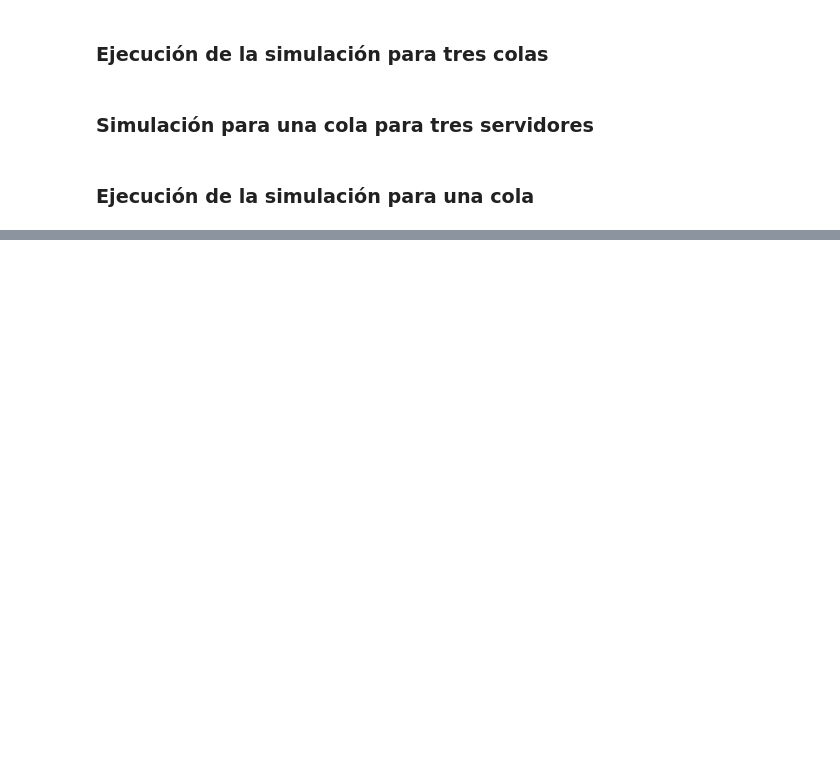
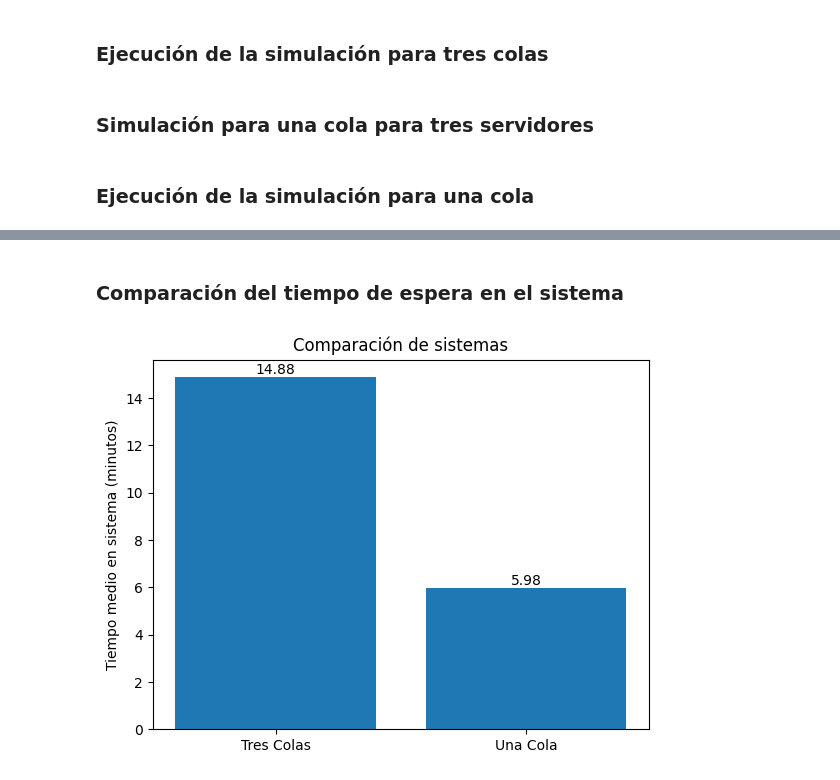
Before and after one commit to ClaudiaHdezPerez/Fast_Food_Restaurant, a Jupyter notebook: code/fast_food.ipynb, the cells around one changed output, grey strips where cells are left out. Drawn from its saved outputs; the diff is of its cells as text; code cells hidden in the pictures; blank space fills up the shorter version.

```diff
--- a/code/fast_food.ipynb
+++ b/code/fast_food.ipynb
@@ -128,0 +161,18 @@ plt.show()
+# %% [markdown]
+### Comparación del tiempo de espera en el sistema
+# %%
+# Crear la figura y los ejes
+fig, ax = plt.subplots()
+barras = ax.bar(["Tres Colas", "Una Cola"], [media_tres_colas_sistema, media_una_cola_sistema])
+
+# Agregar etiquetas de valores directamente con bar_label
+ax.bar_label(barras, fmt="%.2f")
+
+# Etiquetas
+ax.set_ylabel("Tiempo medio en sistema (minutos)")
+ax.set_title("Comparación de sistemas")
+
+# Mostrar la gráfica
+plt.show()
+# %% [output]
+[figure, added]
```
Also changed, not shown: parts of 14 cells of this notebook, 6 other files.
